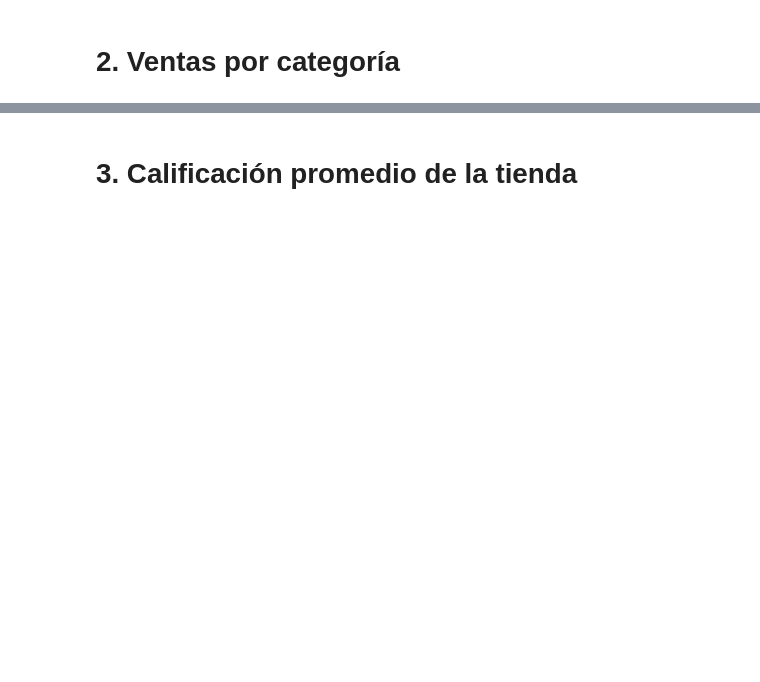
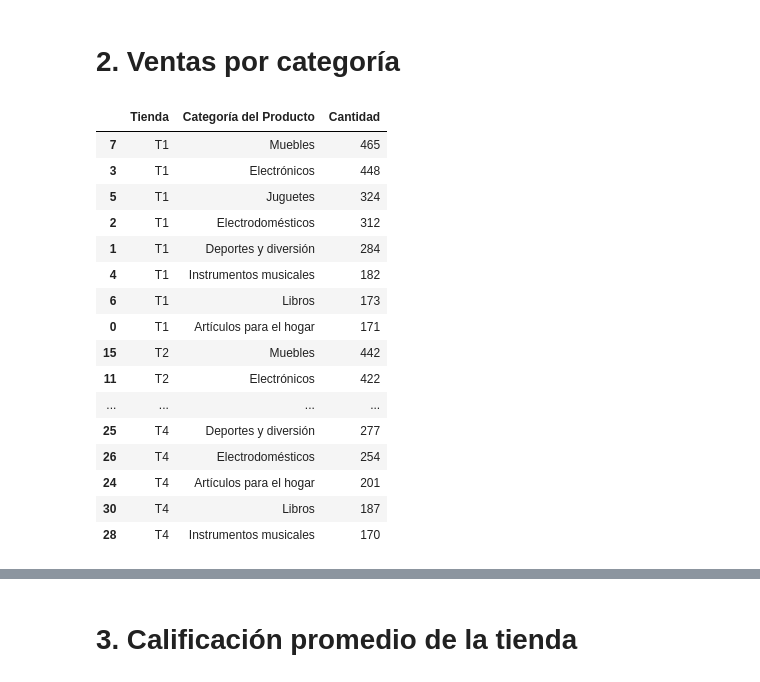
Before and after one commit to EddersonPR/challenge-alura-store, a Jupyter notebook: AluraStoreLatam.ipynb, the cells around one changed output, grey strips where cells are left out. Drawn from its saved outputs; the diff is of its cells as text; code cells hidden in the pictures; blank space fills up the shorter version.

```diff
--- a/AluraStoreLatam.ipynb
+++ b/AluraStoreLatam.ipynb
@@ -95,3 +110,8 @@ df.head()
 #1. Análisis de facturación
 # %% [markdown]
 ## Ingreso total por cada tienda
+# %%
+# Cálcular el ingreso total por cada tienda
+df_ingresos =df.groupby('Tienda')[['Precio']].sum().sort_values('Precio')
+pd.options.display.float_format = '{:,.2f}'.format
+display(df_ingresos)
@@ -98,2 +125,29 @@ df.head()
 # %% [markdown]
 # 2. Ventas por categoría
+# %%
+df_categoria = (
+    df.groupby(['Tienda', 'Categoría del Producto'])
+      .size()
+      .reset_index(name='Cantidad')
+      .sort_values(['Tienda', 'Cantidad'], ascending=[True, False])
+)
+
+df_categoria
+# %% [output]
+|  | Tienda | Categoría del Producto | Cantidad |
+| 7 | T1 | Muebles | 465 |
+| 3 | T1 | Electrónicos | 448 |
+| 5 | T1 | Juguetes | 324 |
+| 2 | T1 | Electrodomésticos | 312 |
+| 1 | T1 | Deportes y diversión | 284 |
+| 4 | T1 | Instrumentos musicales | 182 |
+| 6 | T1 | Libros | 173 |
+| 0 | T1 | Artículos para el hogar | 171 |
+| 15 | T2 | Muebles | 442 |
+| 11 | T2 | Electrónicos | 422 |
+| ... | ... | ... | ... |
+| 25 | T4 | Deportes y diversión | 277 |
+| 26 | T4 | Electrodomésticos | 254 |
+| 24 | T4 | Artículos para el hogar | 201 |
+| 30 | T4 | Libros | 187 |
+| 28 | T4 | Instrumentos musicales | 170 |
```
Also changed, not shown: parts of 17 cells of this notebook.
